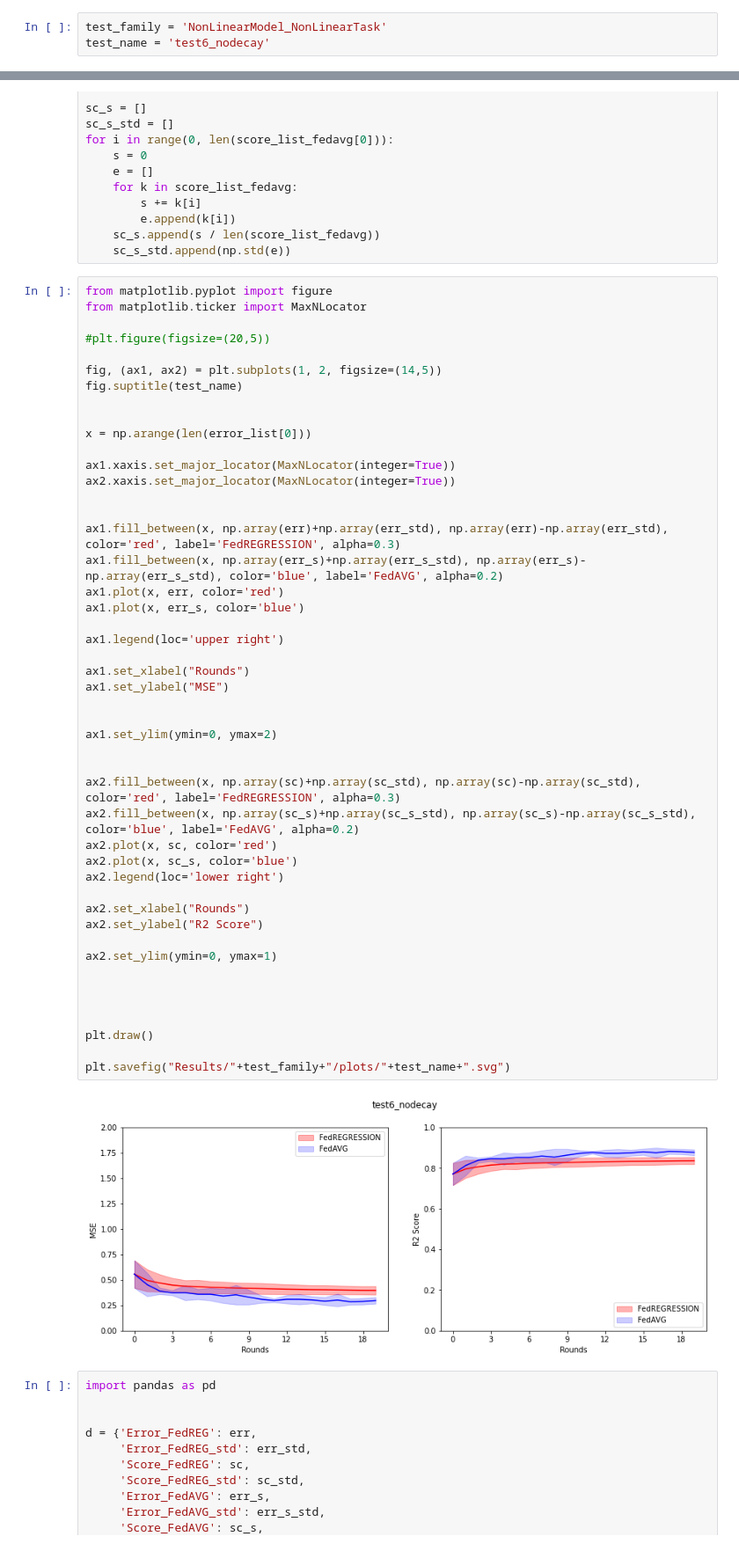
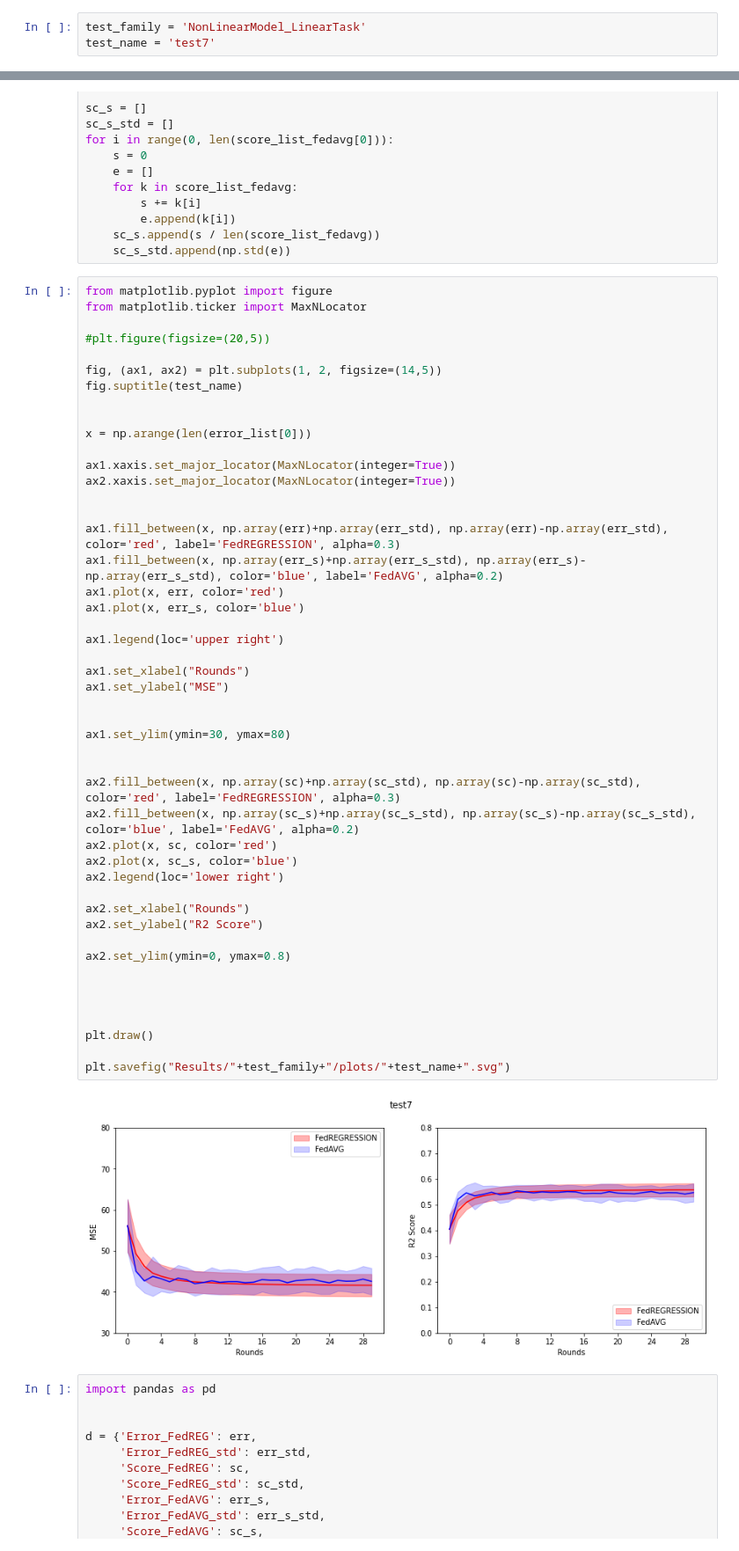
Before and after one commit to alexbergamasco96/NS_FederatedLearning, a Jupyter notebook: Multiprocessing_Iterations.ipynb, the cells around one changed output, grey strips where cells are left out. Shown at 88% size. Cells and saved outputs as stored; diff of their text form.

```diff
--- a/Multiprocessing_Iterations.ipynb
+++ b/Multiprocessing_Iterations.ipynb
@@ -26,8 +26,8 @@ torch.manual_seed(0)
 # %% [output]
 <torch._C.Generator at 0x...>
 # %%
-test_family = 'NonLinearModel_NonLinearTask'
-test_name = 'test6_nodecay'
+test_family = 'NonLinearModel_LinearTask'
+test_name = 'test7'
 # %%
 import concurrent.futures
 import multiprocessing as mp
@@ -114,36 +114,36 @@ ax2.xaxis.set_major_locator(MaxNLocator(integer=True))
 ax1.fill_between(x, np.array(err)+np.array(err_std), np.array(err)-np.array(err_std), color='red', label='FedREGRESSION', alpha=0.3)
 ax1.fill_between(x, np.array(err_s)+np.array(err_s_std), np.array(err_s)-np.array(err_s_std), color='blue', label='FedAVG', alpha=0.2)
 ax1.plot(x, err, color='red')
 ax1.plot(x, err_s, color='blue')
 
 ax1.legend(loc='upper right')
 
 ax1.set_xlabel("Rounds")
 ax1.set_ylabel("MSE")
 
 
-ax1.set_ylim(ymin=0, ymax=2)
+ax1.set_ylim(ymin=30, ymax=80)
 
 
 ax2.fill_between(x, np.array(sc)+np.array(sc_std), np.array(sc)-np.array(sc_std), color='red', label='FedREGRESSION', alpha=0.3)
 ax2.fill_between(x, np.array(sc_s)+np.array(sc_s_std), np.array(sc_s)-np.array(sc_s_std), color='blue', label='FedAVG', alpha=0.2)
 ax2.plot(x, sc, color='red')
 ax2.plot(x, sc_s, color='blue')
 ax2.legend(loc='lower right')
 
 ax2.set_xlabel("Rounds")
 ax2.set_ylabel("R2 Score")
 
-ax2.set_ylim(ymin=0, ymax=1)
+ax2.set_ylim(ymin=0, ymax=0.8)
 
 
 
 
 plt.draw()
 
 plt.savefig("Results/"+test_family+"/plots/"+test_name+".svg")
 # %% [output]
-[figure, old version]
+[figure, new version]
 # %%
 import pandas as pd
 
```
Also changed, not shown: parts of 1 cell of this notebook, 24 other files.
